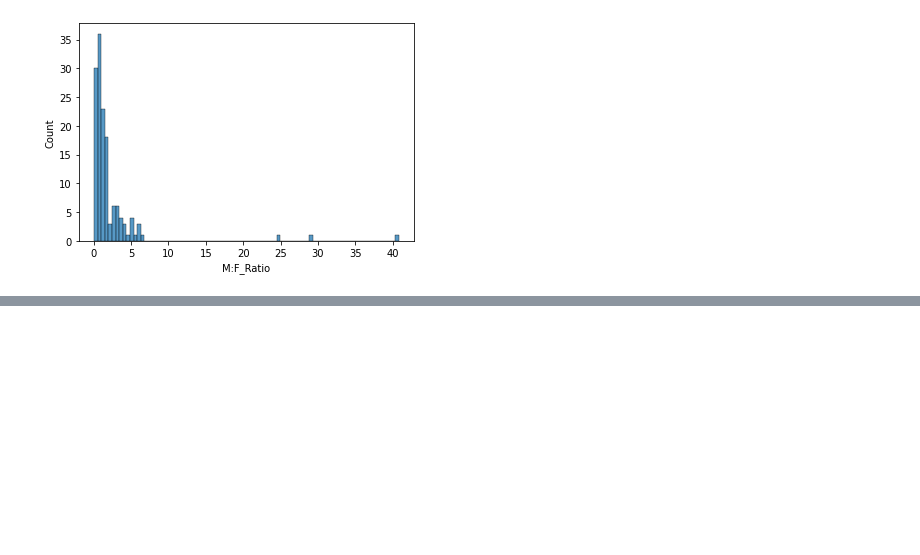
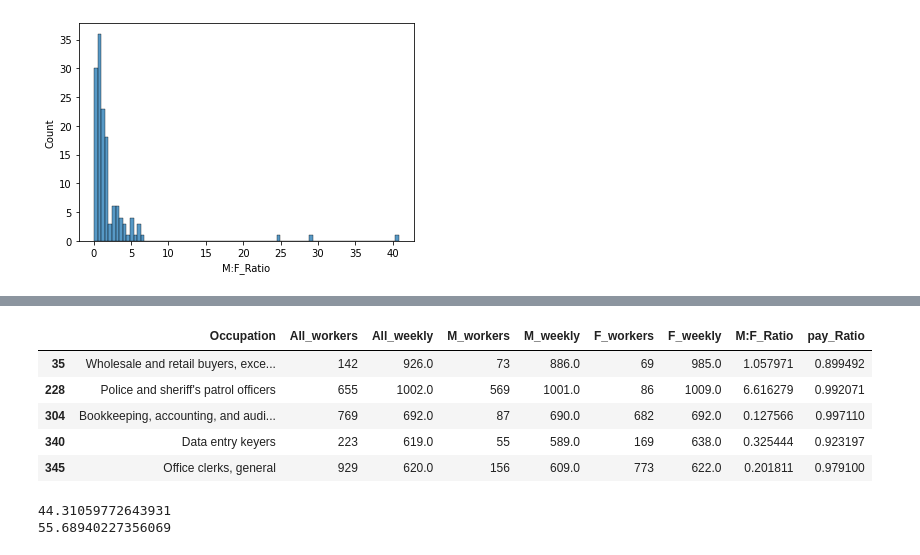
Before and after one commit to BypassTheFedR/Final-Portfolio-Project, a Jupyter notebook: Gender Pay.ipynb, the cells around one changed output, grey strips where cells are left out. Drawn from its saved outputs; the diff is of its cells as text; code cells hidden in the pictures; blank space fills up the shorter version.

```diff
--- a/Gender Pay.ipynb
+++ b/Gender Pay.ipynb
@@ -128,0 +147,18 @@ outliers_1.head(66)
+# %%
+female_higher = gender_pay[(gender_pay['pay_Ratio'] < 1.0)]
+female_higher.head()
+# %% [output]
+|  | Occupation | All_workers | All_weekly | M_workers | M_weekly | F_workers | F_weekly | M:F_Ratio | pay_Ratio |
+| 35 | Wholesale and retail buyers, exce... | 142 | 926.0 | 73 | 886.0 | 69 | 985.0 | 1.057971 | 0.899492 |
+| 228 | Police and sheriff's patrol officers | 655 | 1002.0 | 569 | 1001.0 | 86 | 1009.0 | 6.616279 | 0.992071 |
+| 304 | Bookkeeping, accounting, and audi... | 769 | 692.0 | 87 | 690.0 | 682 | 692.0 | 0.127566 | 0.997110 |
+| 340 | Data entry keyers | 223 | 619.0 | 55 | 589.0 | 169 | 638.0 | 0.325444 | 0.923197 |
+| 345 | Office clerks, general | 929 | 620.0 | 156 | 609.0 | 773 | 622.0 | 0.201811 | 0.979100 |
+# %%
+gender_pay.describe()
+per_female = (48334 / 109080) * 100
+print(per_female)
+print(100 - per_female)
+# %% [output]
+44.31059772643931
+55.68940227356069
```
Also changed, not shown: parts of 7 cells of this notebook.
